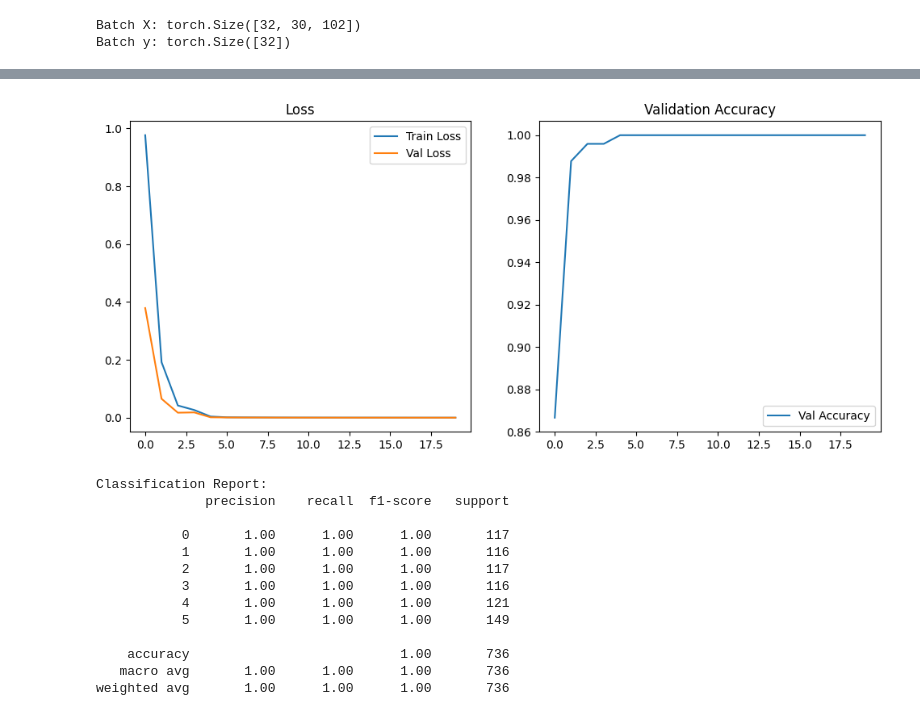
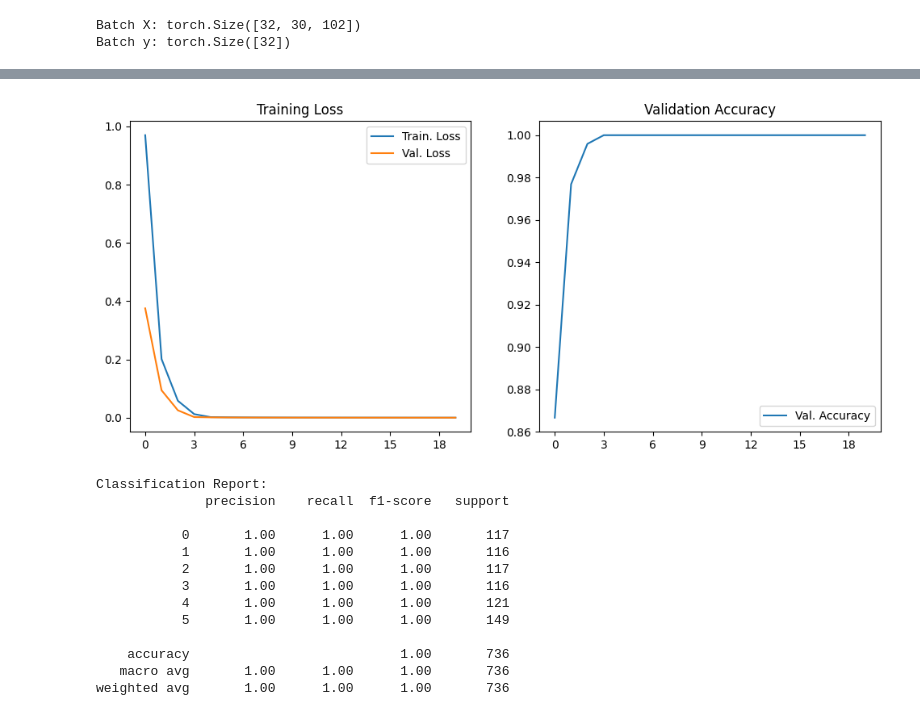
Before and after one commit to janoleksiuk/ML-Human-Activity-Recognition-Models, a Jupyter notebook: TrainingNotebook.ipynb, the cells around one changed output, grey strips where cells are left out. Saved outputs shown, nothing was run; the diff lists cells and outputs as text; code cells hidden in the pictures.

Commit message:
modified training visualisation

```diff
--- a/TrainingNotebook.ipynb
+++ b/TrainingNotebook.ipynb
@@ -99,21 +99,35 @@ Epoch 18/20, Train Loss: 0.0001, Val Loss: 0.0001, Val Acc: 1.0000
 Epoch 19/20, Train Loss: 0.0001, Val Loss: 0.0001, Val Acc: 1.0000
 Epoch 20/20, Train Loss: 0.0001, Val Loss: 0.0001, Val Acc: 1.0000
 # %%
+import matplotlib.ticker as mticker
+
 # Learning curves
 plt.figure(figsize=(12,5))
+
 plt.subplot(1,2,1)
-plt.plot(train_losses, label="Train Loss")
-plt.plot(val_losses, label="Val Loss")
+plt.plot(train_losses, label="Train. Loss")
+plt.plot(val_losses, label="Val. Loss")
 plt.legend()
-plt.title("Loss")
+plt.title("Training Loss")
+
+# integer ticks on x-axis (epochs)
+ax1 = plt.gca()
+ax1.xaxis.set_major_locator(mticker.MaxNLocator(integer=True))
+ax1.xaxis.set_major_formatter(mticker.FormatStrFormatter('%d'))
 
 plt.subplot(1,2,2)
-plt.plot(val_accuracies, label="Val Accuracy")
+plt.plot(val_accuracies, label="Val. Accuracy")
 plt.legend()
 plt.title("Validation Accuracy")
+
+# integer ticks on x-axis (epochs)
+ax2 = plt.gca()
+ax2.xaxis.set_major_locator(mticker.MaxNLocator(integer=True))
+ax2.xaxis.set_major_formatter(mticker.FormatStrFormatter('%d'))
+
 plt.show()
 # %% [output]
-[figure, old version]
+[figure, new version]
 # %%
 # Test
 model.eval()
```
Also changed, not shown: parts of 1 cell of this notebook.
